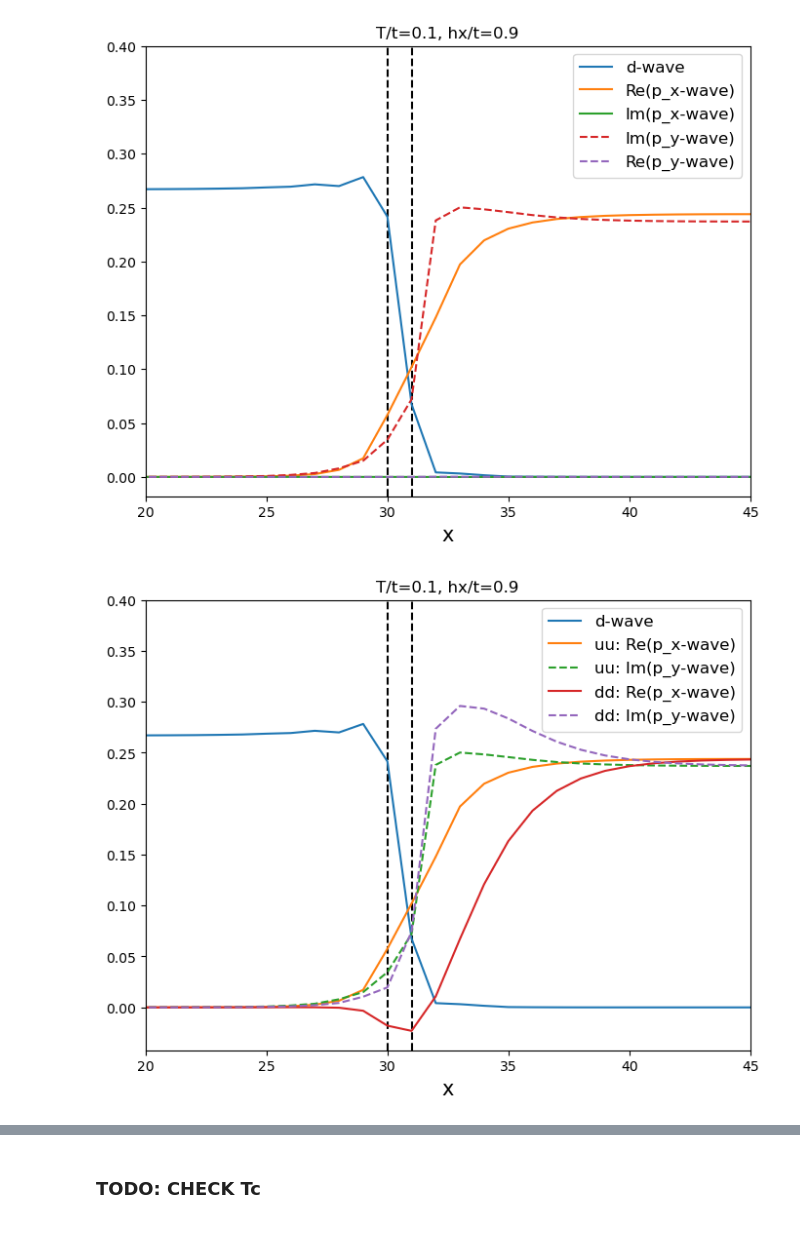
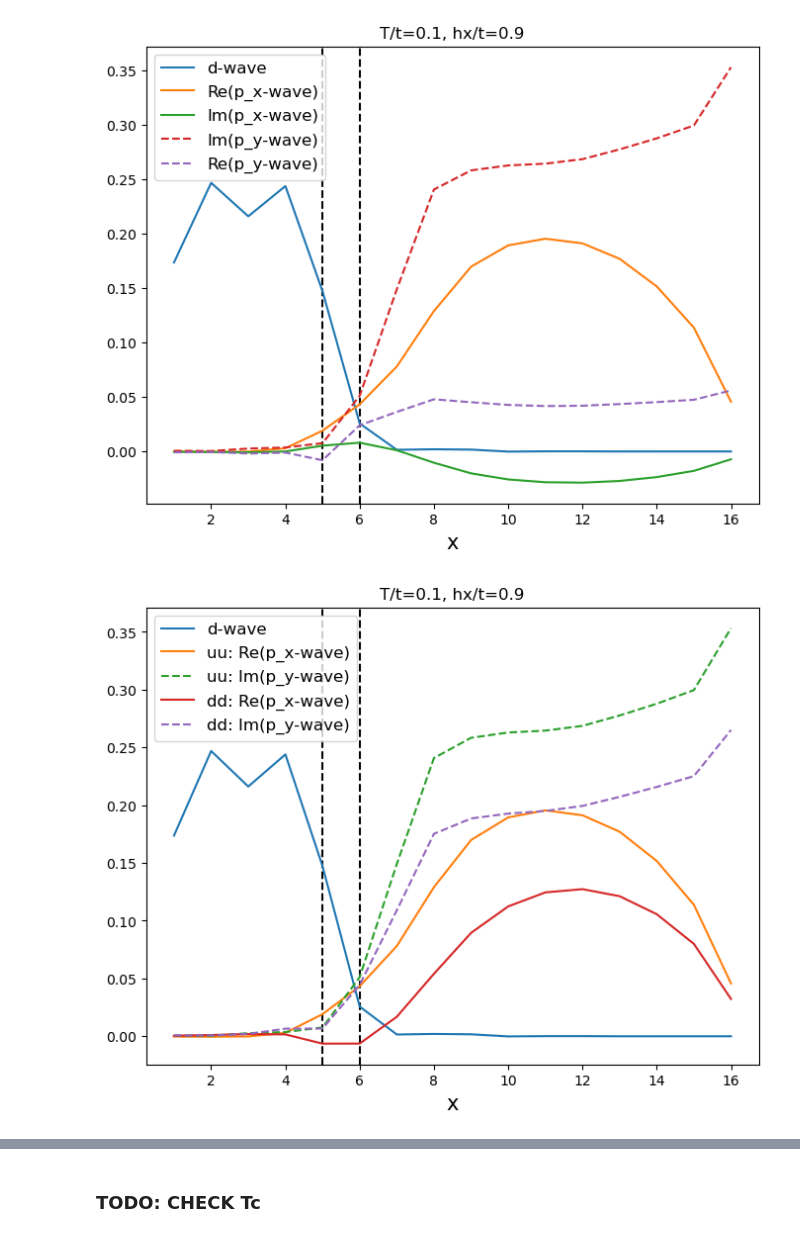
Before and after one commit to emilssp/master-thesis-codebase, a Jupyter notebook: notebooks/DFP_hx.ipynb, the cells around one changed output, grey strips where cells are left out. Drawn from its saved outputs; the diff is of its cells as text; code cells hidden in the pictures.

```diff
--- a/notebooks/DFP_hx.ipynb
+++ b/notebooks/DFP_hx.ipynb
@@ -10,9 +10,9 @@ from scripts.Hamiltonian import Hamiltonian
 from scripts.Lattice import Lattice
 from scripts.self_consistency import bdg_sc
 # %%
-widthD = 30
+widthD = 5
 widthF = 1
-widthP = 30
+widthP = 10
 
 X, Y = widthD+widthF+widthP, 200
 lattice = Lattice(X, Y)
@@ -28,18 +28,20 @@ mu[:widthD] = muD
 mu[widthD:widthD + widthF] = muF
 mu[widthD + widthF:] = muP
 
-hz0 = 0.9 * t
-hz = np.zeros_like(mu)
-hz[widthD:widthD + widthF] = hz0
+h0 = 0.9 * t
+hx = np.zeros_like(mu)
+hx[widthD:widthD + widthF] = h0
 
 
 V_prime0 = 1.5 * t
 V_prime = V_prime0 * np.ones(lattice.X)
 V_prime[:widthF+widthD] = 0
+V_prime[widthD+widthF] = V_prime0/2
 
 V0 = 1.5 * t
 V = V0 * np.ones(lattice.X)
 V[widthD:] = 0
+V[widthD-1] = V0/2
 
 plt.figure(figsize=(6,2))
 if V is not None:
@@ -47,7 +49,7 @@ if V is not None:
 if V_prime is not None:
     plt.plot(V_prime, '-o', label="V'",)
 plt.plot(mu, '-o', label='mu')
-plt.plot(hz, '-o', label='hz')
+plt.plot(hx, '-o', label='hx')
 plt.legend()
 # %% [output]
 <matplotlib.legend.Legend at 0x...>
@@ -57,7 +59,7 @@ H = Hamiltonian(t, mu, lattice, U=None, V_prime=V_prime, V=V,
                 F_init=[0.1, 0.1, -0.1, -0.1],
                 Fuu_init=[0.1, -0.1, 0.1j, -0.1j],
                 Fdd_init=[0.1, -0.1, 0.1j, -0.1j],
-                hx=hz, F0_init=0.1)
+                hx=hx)
 # %%
 plt.figure(figsize=(6,2))
 if V is not None:
@@ -83,7 +85,7 @@ F, Fuu, Fdd = H.get_correlations()
 x = np.arange(1, widthD + widthF + widthP + 1)
 
 fig, axs = plt.subplots(1, 1, figsize=(8, 6))
-axs.set_title(f"T/t={T}, hx/t={hz0}")
+axs.set_title(f"T/t={T}, hx/t={h0}")
 
 # axs.axhline(0, color = 'black')
 # axs.axhline(0.2, color = 'black')
@@ -98,40 +100,40 @@ axs.plot(x, np.imag(Fuu.py), "--", label="Im(p_y-wave)")
 axs.plot(x, np.real(Fuu.py), "--", label="Re(p_y-wave)")
 axs.set_xlabel("x", fontsize=15)
 
-axs.set_xlim(20, 45)
-axs.set_ylim(None, 0.4)
+# axs.set_xlim(20, 45)
+# axs.set_ylim(None, 0.4)
 
 axs.legend(fontsize=12, loc="best")
 plt.show()
 # %% [output]
-[figure, old version]
+[figure, new version]
 # %%
 x = np.arange(1, widthD + widthF + widthP + 1)
 
 fig, axs = plt.subplots(1, 1, figsize=(8, 6))
-axs.set_title(f"T/t={T}, hx/t={hz0}")
+axs.set_title(f"T/t={T}, hx/t={h0}")
 
 # axs.axhline(0, color = 'black')
 # axs.axhline(0.2, color = 'black')
 
 axs.axvline(widthD, color='black', linestyle='--')
 axs.axvline(widthD+widthF, color='black', linestyle='--')
 axs.plot(x, np.real(F_dwave), label="d-wave")
 # axs.plot(x, np.abs(F_swave), "--", label="s-wave")
 axs.plot(x, np.real(Fuu.px), label="uu: Re(p_x-wave)")
 axs.plot(x, np.imag(Fuu.py), "--", label="uu: Im(p_y-wave)")
 axs.plot(x, np.real(Fdd.px), label="dd: Re(p_x-wave)")
 axs.plot(x, np.imag(Fdd.py), "--", label="dd: Im(p_y-wave)")
 axs.set_xlabel("x", fontsize=15)
 
-axs.set_xlim(20, 45)
-axs.set_ylim(None, 0.4)
+# axs.set_xlim(20, 45)
+# axs.set_ylim(None, 0.4)
 
 axs.legend(fontsize=12, loc="best")
 plt.savefig('../figures/DFP_hx.pdf')
 plt.show()
 # %% [output]
-[figure, old version]
+[figure, new version]
 # %%
 x = np.arange(1, widthD + widthF + widthP + 1)
 
```
Also changed, not shown: parts of 4 cells of this notebook, 23 other files.
